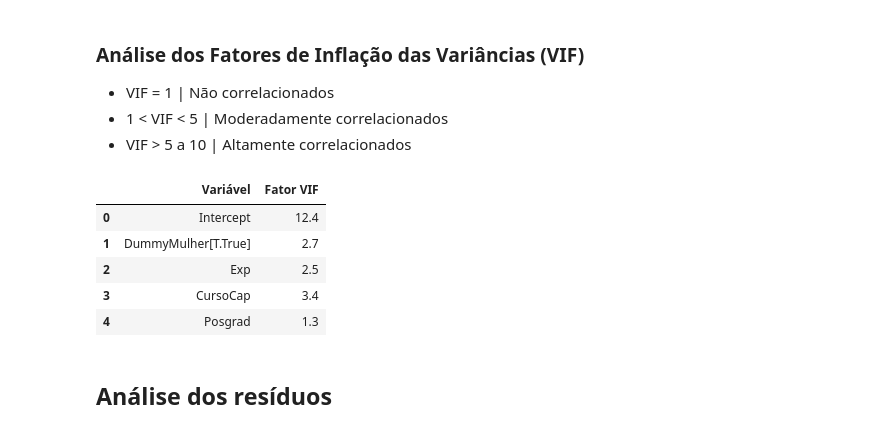
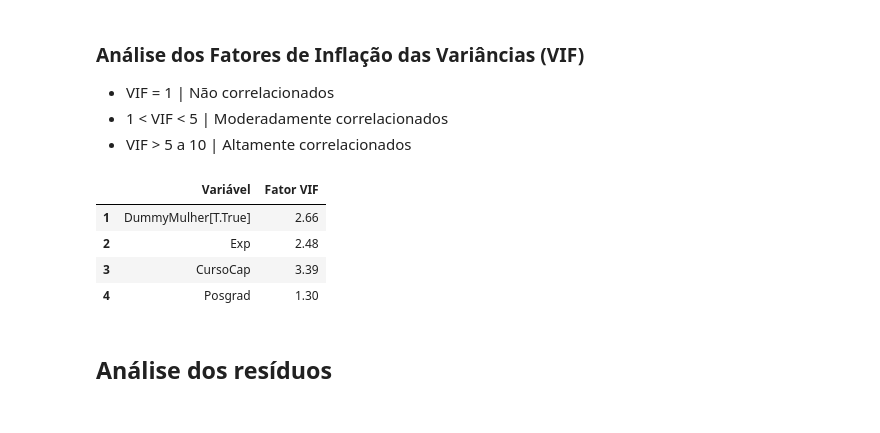
Before and after one commit to HerickSilva9/Aplicacoes-MCRL, a Jupyter notebook: main.ipynb, the cells around one changed output. Saved outputs shown, nothing was run; the diff lists cells and outputs as text; code cells hidden in the pictures.

```diff
--- a/main.ipynb
+++ b/main.ipynb
@@ -165,24 +165,22 @@ plt.show()
 # %%
 # Definindo o modelo para cálculo do VIF (Variance Inflation Factors)
 
 # Ajustando a regressão para cálculo do VIF
 y, X = dmatrices('Sal ~ Exp + CursoCap + DummyMulher + Posgrad', df, return_type='dataframe')
 
 # Calculando VIF
 vif = pd.DataFrame()
+vif["Variável"] = X.columns
 vif["Fator VIF"] = [variance_inflation_factor(X.values, i) for i in range(X.shape[1])]
-vif["Variável"] = X.columns
-vif = vif[['Variável', 'Fator VIF']]
 
-# Visualizar VIF Factors
-vif.round(1)
+# Visualizar VIF das variáveis independentes
+vif.loc[1:4].round(2)
 # %% [output]
 |  | Variável | Fator VIF |
-| 0 | Intercept | 12.4 |
-| 1 | DummyMulher[T.True] | 2.7 |
-| 2 | Exp | 2.5 |
-| 3 | CursoCap | 3.4 |
-| 4 | Posgrad | 1.3 |
+| 1 | DummyMulher[T.True] | 2.66 |
+| 2 | Exp | 2.48 |
+| 3 | CursoCap | 3.39 |
+| 4 | Posgrad | 1.30 |
 # %% [markdown]
 ## Análise dos resíduos
 # %% [markdown]
```
